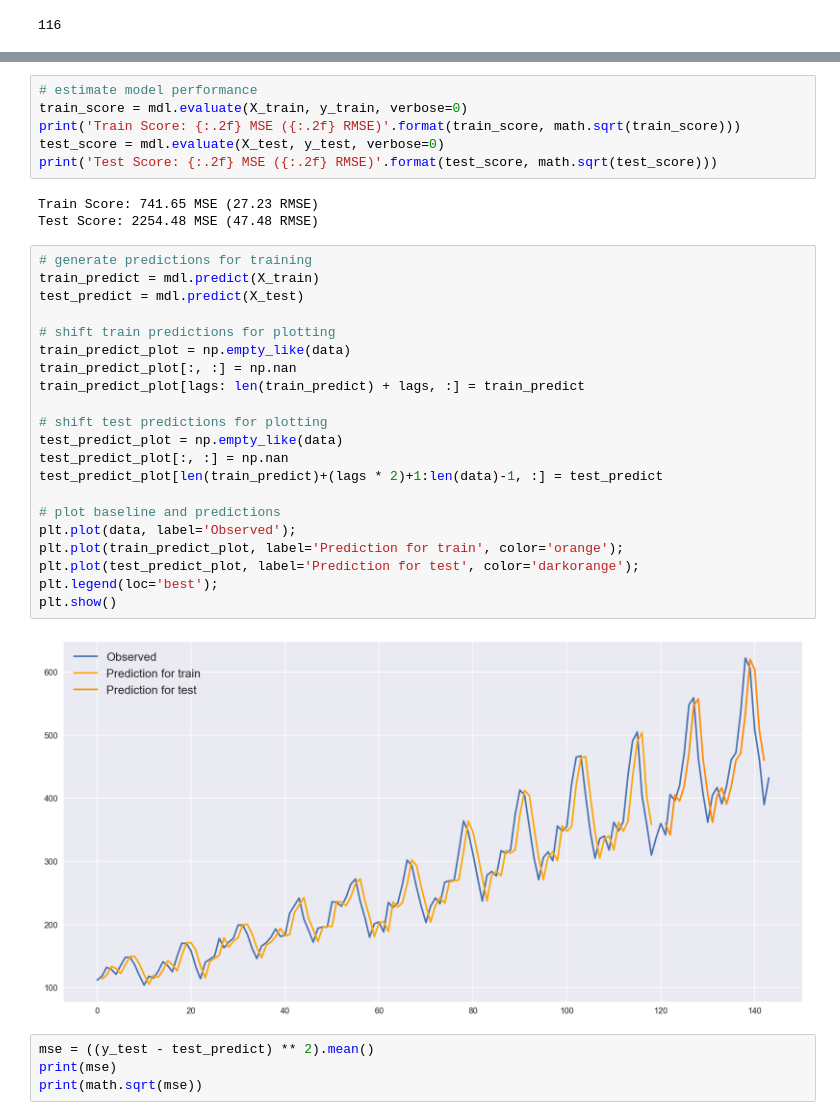
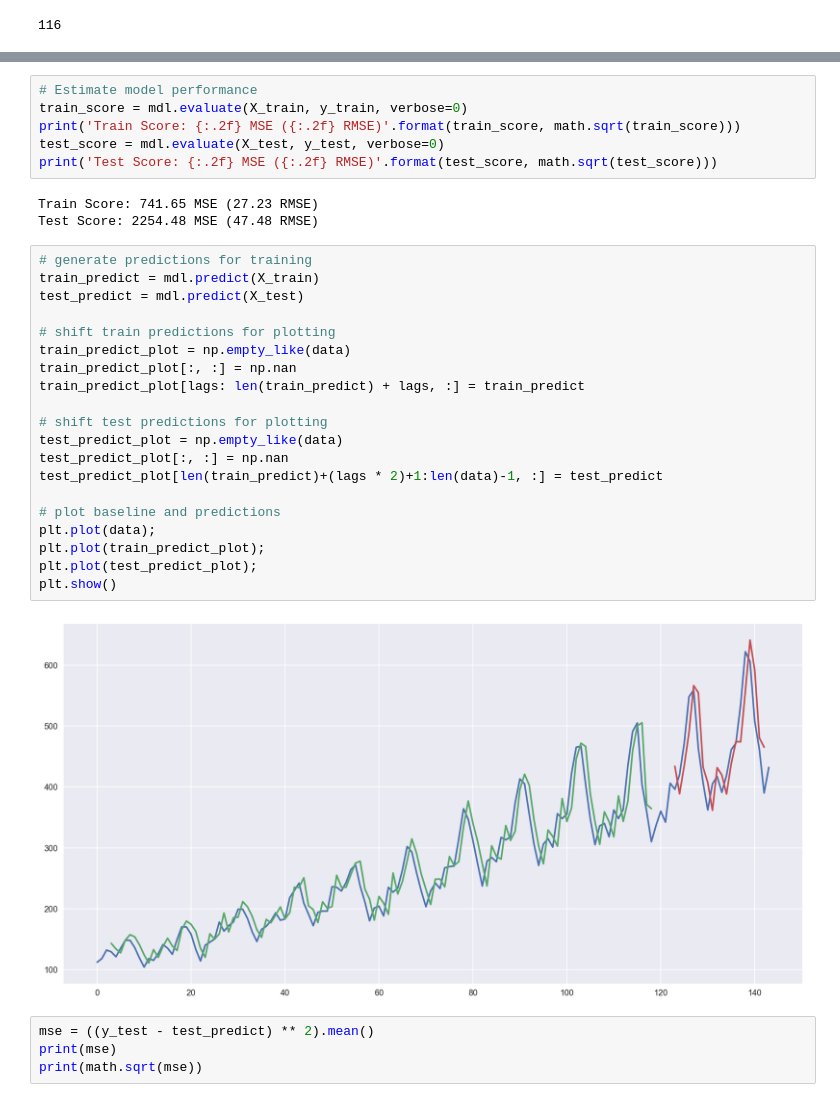
Before and after one commit to dacatay/time-series-analysis, a Jupyter notebook: 06_ANN_Forecasting.ipynb, the cells around one changed output, grey strips where cells are left out. Saved outputs shown, nothing was run; the diff lists cells and outputs as text.

```diff
--- a/06_ANN_Forecasting.ipynb
+++ b/06_ANN_Forecasting.ipynb
@@ -344,5 +438,5 @@ TypeError: add() got an unexpected keyword argument 'activation'
 # %%
-# estimate model performance
+# Estimate model performance
 train_score = mdl.evaluate(X_train, y_train, verbose=0)
 print('Train Score: {:.2f} MSE ({:.2f} RMSE)'.format(train_score, math.sqrt(train_score)))
 test_score = mdl.evaluate(X_test, y_test, verbose=0)
@@ -353,26 +447,25 @@ Test Score: 2254.48 MSE (47.48 RMSE)
 # %%
 # generate predictions for training
 train_predict = mdl.predict(X_train)
 test_predict = mdl.predict(X_test)
 
 # shift train predictions for plotting
 train_predict_plot = np.empty_like(data)
 train_predict_plot[:, :] = np.nan
 train_predict_plot[lags: len(train_predict) + lags, :] = train_predict
 
 # shift test predictions for plotting
 test_predict_plot = np.empty_like(data)
 test_predict_plot[:, :] = np.nan
 test_predict_plot[len(train_predict)+(lags * 2)+1:len(data)-1, :] = test_predict
 
 # plot baseline and predictions
-plt.plot(data, label='Observed');
-plt.plot(train_predict_plot, label='Prediction for train', color='orange');
-plt.plot(test_predict_plot, label='Prediction for test', color='darkorange');
-plt.legend(loc='best');
+plt.plot(data);
+plt.plot(train_predict_plot);
+plt.plot(test_predict_plot);
 plt.show()
 # %% [output]
-[figure, old version]
+[figure, new version]
 # %%
 mse = ((y_test - test_predict) ** 2).mean()
 print(mse)
```
Also changed, not shown: parts of 22 cells of this notebook.
